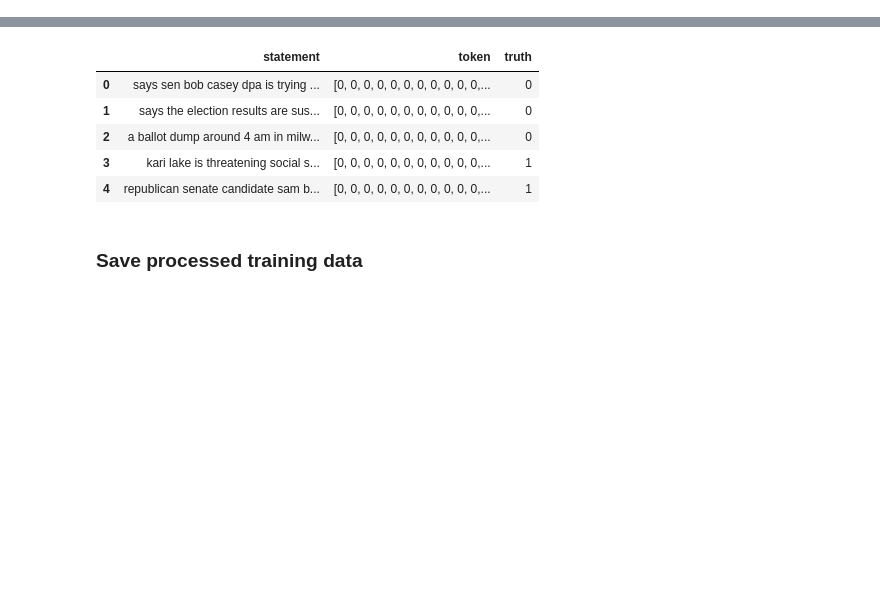
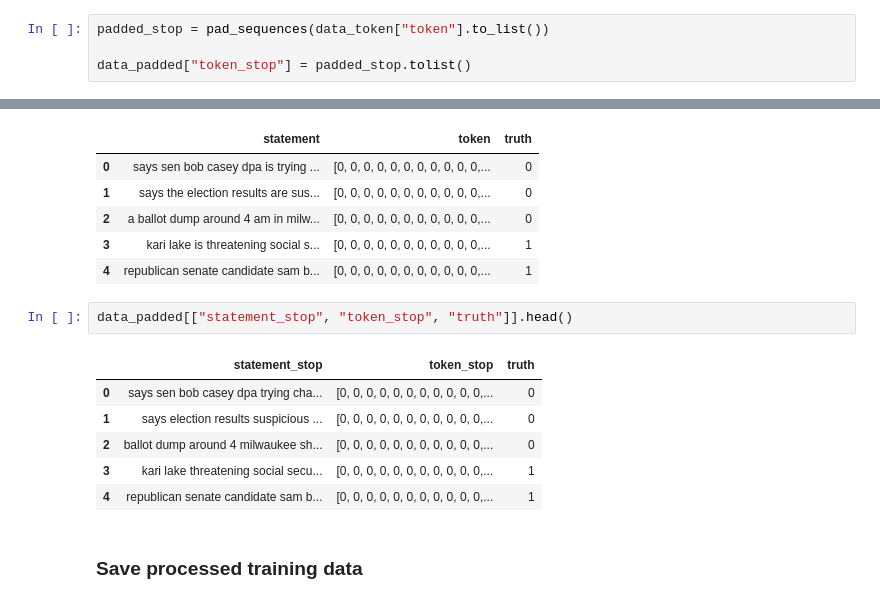
Before and after one commit to felixdaubner/fake-news-detection, a Jupyter notebook: 04_data-preprocessing.ipynb, the cells around one changed output, grey strips where cells are left out. Drawn from its saved outputs; the diff is of its cells as text; blank space fills up the shorter version.

```diff
--- a/04_data-preprocessing.ipynb
+++ b/04_data-preprocessing.ipynb
@@ -434,6 +469,10 @@ padded = pad_sequences(data_token["token"].to_list())
 
 data_padded = data_token.copy()
 data_padded["token"] = padded.tolist()
+# %%
+padded_stop = pad_sequences(data_token["token"].to_list())
+
+data_padded["token_stop"] = padded_stop.tolist()
 # %% [markdown]
 After padding the tokenized statements, there are many zeros at the beginning. This is called pre-padding.
 # %%
@@ -445,6 +484,15 @@ data_padded[["statement", "token", "truth"]].head()
 | 2 | a ballot dump around 4 am in milw... | [0, 0, 0, 0, 0, 0, 0, 0, 0, 0, 0,... | 0 |
 | 3 | kari lake is threatening social s... | [0, 0, 0, 0, 0, 0, 0, 0, 0, 0, 0,... | 1 |
 | 4 | republican senate candidate sam b... | [0, 0, 0, 0, 0, 0, 0, 0, 0, 0, 0,... | 1 |
+# %%
+data_padded[["statement_stop", "token_stop", "truth"]].head()
+# %% [output]
+|  | statement_stop | token_stop | truth |
+| 0 | says sen bob casey dpa trying cha... | [0, 0, 0, 0, 0, 0, 0, 0, 0, 0, 0,... | 0 |
+| 1 | says election results suspicious ... | [0, 0, 0, 0, 0, 0, 0, 0, 0, 0, 0,... | 0 |
+| 2 | ballot dump around 4 milwaukee sh... | [0, 0, 0, 0, 0, 0, 0, 0, 0, 0, 0,... | 0 |
+| 3 | kari lake threatening social secu... | [0, 0, 0, 0, 0, 0, 0, 0, 0, 0, 0,... | 1 |
+| 4 | republican senate candidate sam b... | [0, 0, 0, 0, 0, 0, 0, 0, 0, 0, 0,... | 1 |
 # %% [markdown]
 ### Save processed training data
 # %%
```
Also changed, not shown: parts of 20 cells of this notebook, 3 other files.
